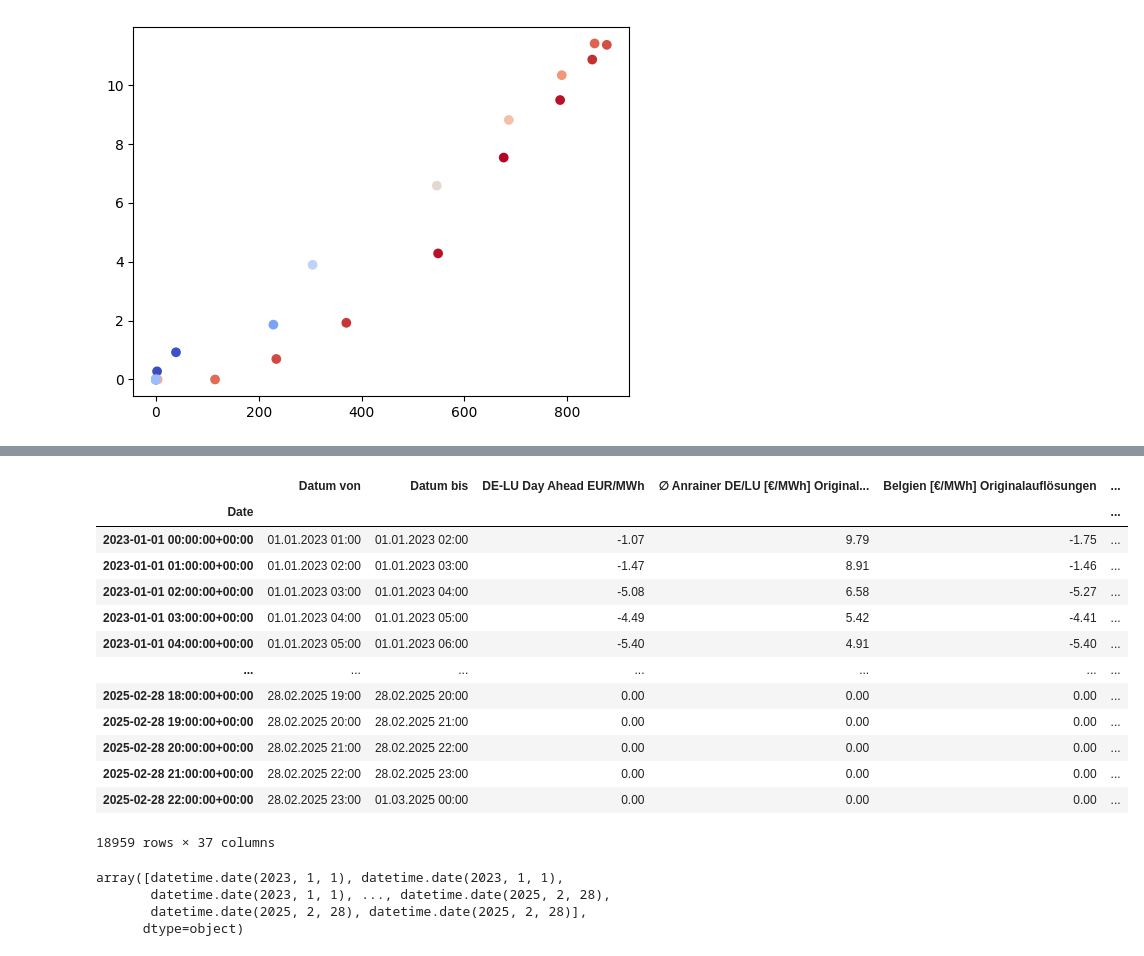
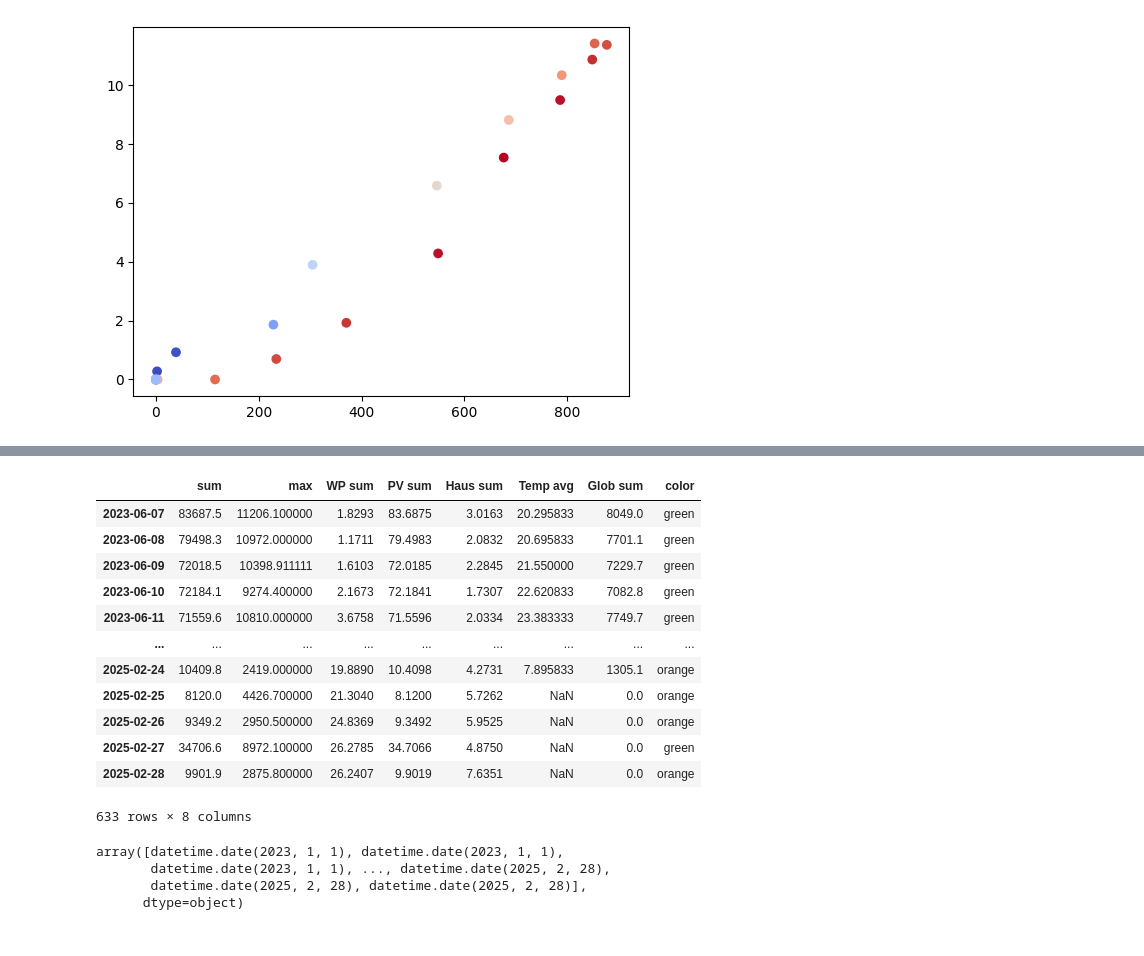
Before and after one commit to strubbi77/breisgauwind, a Jupyter notebook: Stromwert_IK8.ipynb, the cells around one changed output, grey strips where cells are left out. Drawn from its saved outputs; the diff is of its cells as text; code cells hidden in the pictures.

```diff
--- a/Stromwert_IK8.ipynb
+++ b/Stromwert_IK8.ipynb
@@ -231,6 +231,8 @@ pm_day['Haus sum']=preis_menge.groupby(gpby)['Haus'].agg(['sum'])/1000
 pm_day['Temp avg']=preis_menge.groupby(gpby)['AVG_TA200'].agg(['mean'])
 pm_day['Glob sum']=preis_menge.groupby(gpby)['SUM_GS200'].agg(['sum'])
 pm_day=pm_day.set_index(pd.to_datetime(pm_day.index))
+pm_day=pm_day[pm_day.index>pd.to_datetime('2023-06-06')]
+
 
 pm_day['PV sum'].plot(ax=ax2,label="PV kWh", legend=True)
 pm_day['WP sum'].plot(ax=ax1,label="WP kWh", legend=True)
@@ -239,6 +241,8 @@ pm_day['WP sum'].plot(ax=ax1,label="WP kWh", legend=True)
 pm_day['Temp avg'].plot(ax=ax1,secondary_y=True, label="Avg Temp", legend=True)
 pm_day['Glob sum'].plot(ax=ax2,secondary_y=True, label="Globalstrahlung", legend=True)
 ax1.set_ylim(-10,50)
+ax1.right_ax.invert_yaxis()
+
 
 pv_kwh=[]
 pv_wert=[]
@@ -329,13 +333,14 @@ for monat in pm_pv.index.levels[0]:
 
 
 pm_day['color']=(np.where((pm_day['WP sum']+pm_day['Haus sum'])<pm_day['PV sum'],'green',np.where((pm_day['WP sum']+pm_day['Haus sum'])<pm_day['PV sum']*2,'yellow',np.where((pm_day['WP sum']+pm_day['Haus sum'])<pm_day['PV sum']*5,'orange','red'))))
-temp=20-pm_day['Temp avg']
+temp=pm_day['Temp avg']
 y=pm_day['WP sum']
 y=y.where((y>=0) & (y<100),0)
 c=pm_day['color']
 
 
 ax7.scatter(temp,y,c=c)
+ax7.invert_xaxis()
 
 x=pm_day['Glob sum']
 y=pm_day['PV sum']
@@ -548,20 +553,19 @@ plt.show
 # %%
-preis_menge
+pm_day[pm_day.index>pd.to_datetime('2023-06-06')]
 # %% [output]
-|  | Datum von | Datum bis | DE-LU Day Ahead EUR/MWh | ∅ Anrainer DE/LU [€/MWh] Original... | Belgien [€/MWh] Originalauflösungen | ... |
-| Date |  |  |  |  |  | ... |
-| 2023-01-01 00:00:00+00:00 | 01.01.2023 01:00 | 01.01.2023 02:00 | -1.07 | 9.79 | -1.75 | ... |
-| 2023-01-01 01:00:00+00:00 | 01.01.2023 02:00 | 01.01.2023 03:00 | -1.47 | 8.91 | -1.46 | ... |
-| 2023-01-01 02:00:00+00:00 | 01.01.2023 03:00 | 01.01.2023 04:00 | -5.08 | 6.58 | -5.27 | ... |
-| 2023-01-01 03:00:00+00:00 | 01.01.2023 04:00 | 01.01.2023 05:00 | -4.49 | 5.42 | -4.41 | ... |
-| 2023-01-01 04:00:00+00:00 | 01.01.2023 05:00 | 01.01.2023 06:00 | -5.40 | 4.91 | -5.40 | ... |
-| ... | ... | ... | ... | ... | ... | ... |
-| 2025-02-28 18:00:00+00:00 | 28.02.2025 19:00 | 28.02.2025 20:00 | 0.00 | 0.00 | 0.00 | ... |
-| 2025-02-28 19:00:00+00:00 | 28.02.2025 20:00 | 28.02.2025 21:00 | 0.00 | 0.00 | 0.00 | ... |
-| 2025-02-28 20:00:00+00:00 | 28.02.2025 21:00 | 28.02.2025 22:00 | 0.00 | 0.00 | 0.00 | ... |
-| 2025-02-28 21:00:00+00:00 | 28.02.2025 22:00 | 28.02.2025 23:00 | 0.00 | 0.00 | 0.00 | ... |
-| 2025-02-28 22:00:00+00:00 | 28.02.2025 23:00 | 01.03.2025 00:00 | 0.00 | 0.00 | 0.00 | ... |
+|  | sum | max | WP sum | PV sum | Haus sum | Temp avg | Glob sum | color |
+| 2023-06-07 | 83687.5 | 11206.100000 | 1.8293 | 83.6875 | 3.0163 | 20.295833 | 8049.0 | green |
+| 2023-06-08 | 79498.3 | 10972.000000 | 1.1711 | 79.4983 | 2.0832 | 20.695833 | 7701.1 | green |
+| 2023-06-09 | 72018.5 | 10398.911111 | 1.6103 | 72.0185 | 2.2845 | 21.550000 | 7229.7 | green |
+| 2023-06-10 | 72184.1 | 9274.400000 | 2.1673 | 72.1841 | 1.7307 | 22.620833 | 7082.8 | green |
+| 2023-06-11 | 71559.6 | 10810.000000 | 3.6758 | 71.5596 | 2.0334 | 23.383333 | 7749.7 | green |
+| ... | ... | ... | ... | ... | ... | ... | ... | ... |
+| 2025-02-24 | 10409.8 | 2419.000000 | 19.8890 | 10.4098 | 4.2731 | 7.895833 | 1305.1 | orange |
+| 2025-02-25 | 8120.0 | 4426.700000 | 21.3040 | 8.1200 | 5.7262 | NaN | 0.0 | orange |
+| 2025-02-26 | 9349.2 | 2950.500000 | 24.8369 | 9.3492 | 5.9525 | NaN | 0.0 | orange |
+| 2025-02-27 | 34706.6 | 8972.100000 | 26.2785 | 34.7066 | 4.8750 | NaN | 0.0 | green |
+| 2025-02-28 | 9901.9 | 2875.800000 | 26.2407 | 9.9019 | 7.6351 | NaN | 0.0 | orange |
-18959 rows × 37 columns
+633 rows × 8 columns
 # %%
 pm_day=pm_day.set_index(pd.to_datetime(pm_day.index))
 # %%
```
Also changed, not shown: parts of 2 cells of this notebook, 1 other file.
